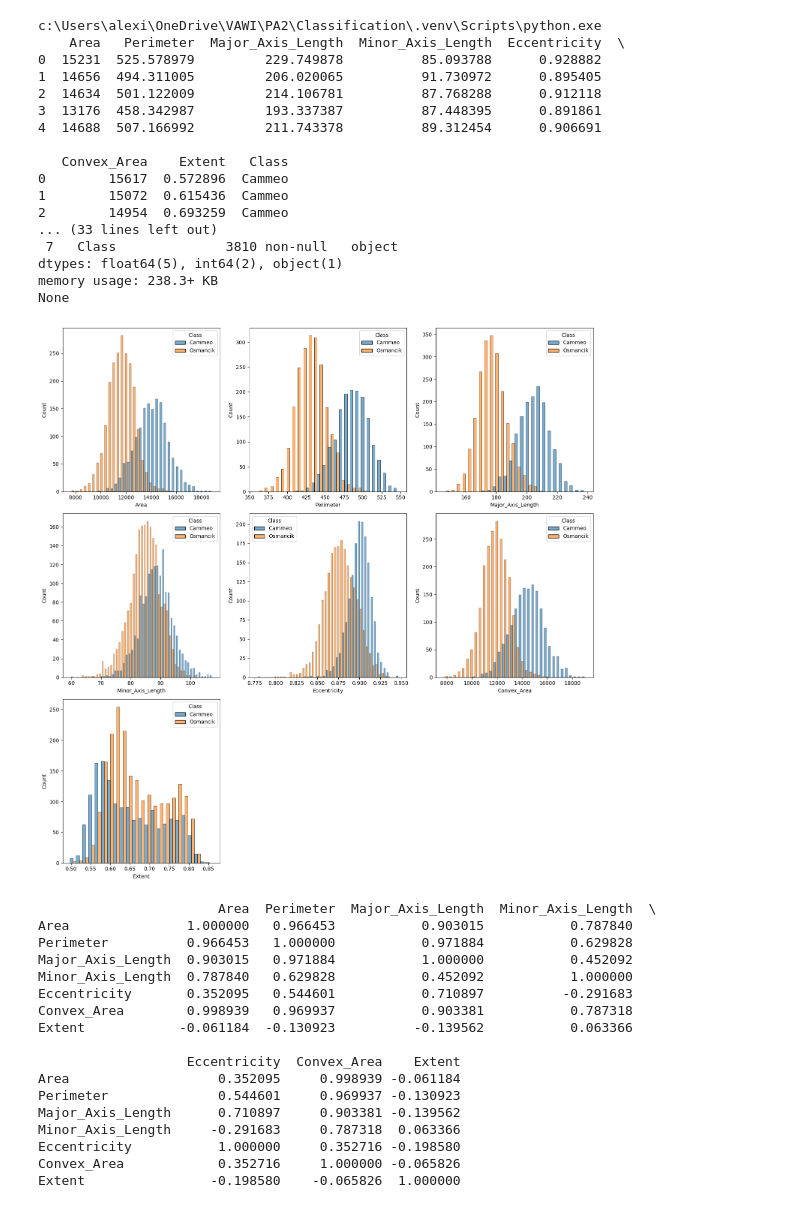
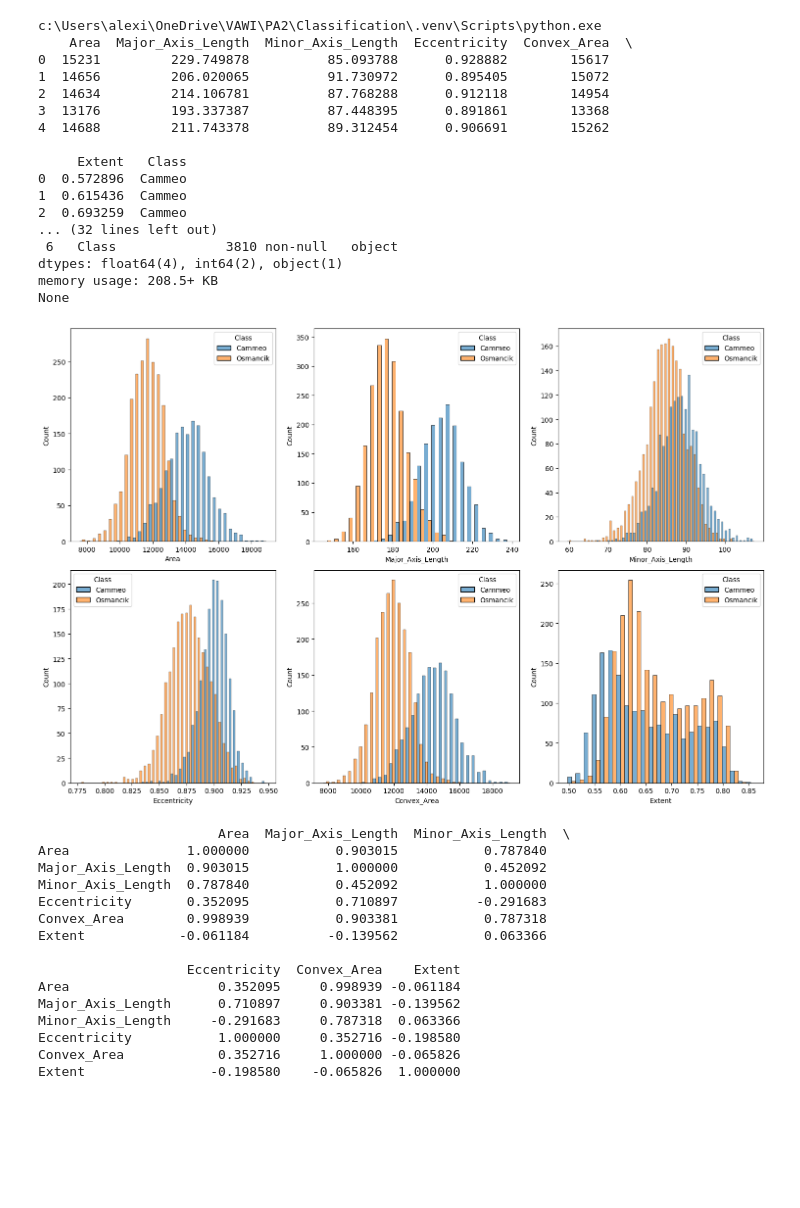
Before and after one commit to BrandCenterDevelopment/Alexis_Projektarbeit2, a Jupyter notebook: Jupyterapp.ipynb, the cells around one changed output. Cells and saved outputs as stored; diff of their text form; code cells hidden in the pictures; blank space fills up the shorter version.

```diff
--- a/Jupyterapp.ipynb
+++ b/Jupyterapp.ipynb
@@ -10,7 +10,9 @@ print(sys.executable)
 
 # Read CSV file
 df = pd.read_csv('C:/Users/alexi/OneDrive/VAWI/PA2/Classification/data.csv')
+df = df.drop('Perimeter', axis=1)
 
+# Drop perimeter
 # Data (as pandas dataframes)
 X = df.drop('Class', axis=1)  # replace 'target_column' with the name of your target column
 y = df['Class']  # replace 'target_column' with the name of your target column
@@ -56,60 +58,58 @@ plt.figure(figsize=(10, 8))  # Set the figure size
 sns.heatmap(corr_matrix, annot=True, fmt=".2f", cmap='coolwarm', cbar=True, square=True)
 
 # Show the plot
 plt.show()
 
 # Print the counts for the 'Class' column
 print("Klassenhäufigkeit:", df['Class'].value_counts())
 
 # Create a bar plot of the counts
 plt.figure(figsize=(8, 6))  # Set the figure size
 sns.countplot(data=df, x='Class', palette='Set1')
 # Show the plot
 plt.show()
 
 from sklearn.linear_model import LinearRegression
 
 # Initialize the dataframe
 vif = pd.DataFrame()
 
 # Add the features column
 vif["feature"] = X.columns
 
 # Calculate VIF for each feature
 vif["VIF"] = [1 / (1 - LinearRegression().fit(X.drop(variable, axis=1), X[variable]).score(X.drop(variable, axis=1), X[variable])) for variable in X.columns]
 
 print(vif)
 # %% [output]
 c:\Users\alexi\OneDrive\VAWI\PA2\Classification\.venv\Scripts\python.exe
-    Area   Perimeter  Major_Axis_Length  Minor_Axis_Length  Eccentricity  \
-0  15231  525.578979         229.749878          85.093788      0.928882
-1  14656  494.311005         206.020065          91.730972      0.895405
-2  14634  501.122009         214.106781          87.768288      0.912118
-3  13176  458.342987         193.337387          87.448395      0.891861
-4  14688  507.166992         211.743378          89.312454      0.906691
+    Area  Major_Axis_Length  Minor_Axis_Length  Eccentricity  Convex_Area  \
+0  15231         229.749878          85.093788      0.928882        15617
+1  14656         206.020065          91.730972      0.895405        15072
+2  14634         214.106781          87.768288      0.912118        14954
+3  13176         193.337387          87.448395      0.891861        13368
+4  14688         211.743378          89.312454      0.906691        15262
 
-   Convex_Area    Extent   Class
-0        15617  0.572896  Cammeo
-1        15072  0.615436  Cammeo
-2        14954  0.693259  Cammeo
-... (33 lines left out)
- 7   Class              3810 non-null   object
-dtypes: float64(5), int64(2), object(1)
-memory usage: 238.3+ KB
+     Extent   Class
+0  0.572896  Cammeo
+1  0.615436  Cammeo
+2  0.693259  Cammeo
+... (32 lines left out)
+ 6   Class              3810 non-null   object
+dtypes: float64(4), int64(2), object(1)
+memory usage: 208.5+ KB
 None
-[figure, old version]
+[figure, new version]
-                       Area  Perimeter  Major_Axis_Length  Minor_Axis_Length  \
-Area               1.000000   0.966453           0.903015           0.787840
-Perimeter          0.966453   1.000000           0.971884           0.629828
-Major_Axis_Length  0.903015   0.971884           1.000000           0.452092
-Minor_Axis_Length  0.787840   0.629828           0.452092           1.000000
-Eccentricity       0.352095   0.544601           0.710897          -0.291683
-Convex_Area        0.998939   0.969937           0.903381           0.787318
-Extent            -0.061184  -0.130923          -0.139562           0.063366
+                       Area  Major_Axis_Length  Minor_Axis_Length  \
+Area               1.000000           0.903015           0.787840
+Major_Axis_Length  0.903015           1.000000           0.452092
+Minor_Axis_Length  0.787840           0.452092           1.000000
+Eccentricity       0.352095           0.710897          -0.291683
+Convex_Area        0.998939           0.903381           0.787318
+Extent            -0.061184          -0.139562           0.063366
 
                    Eccentricity  Convex_Area    Extent
 Area                   0.352095     0.998939 -0.061184
-Perimeter              0.544601     0.969937 -0.130923
 Major_Axis_Length      0.710897     0.903381 -0.139562
 Minor_Axis_Length     -0.291683     0.787318  0.063366
 Eccentricity           1.000000     0.352716 -0.198580
```
Also changed, not shown: parts of 2 cells of this notebook, 1 other file.
